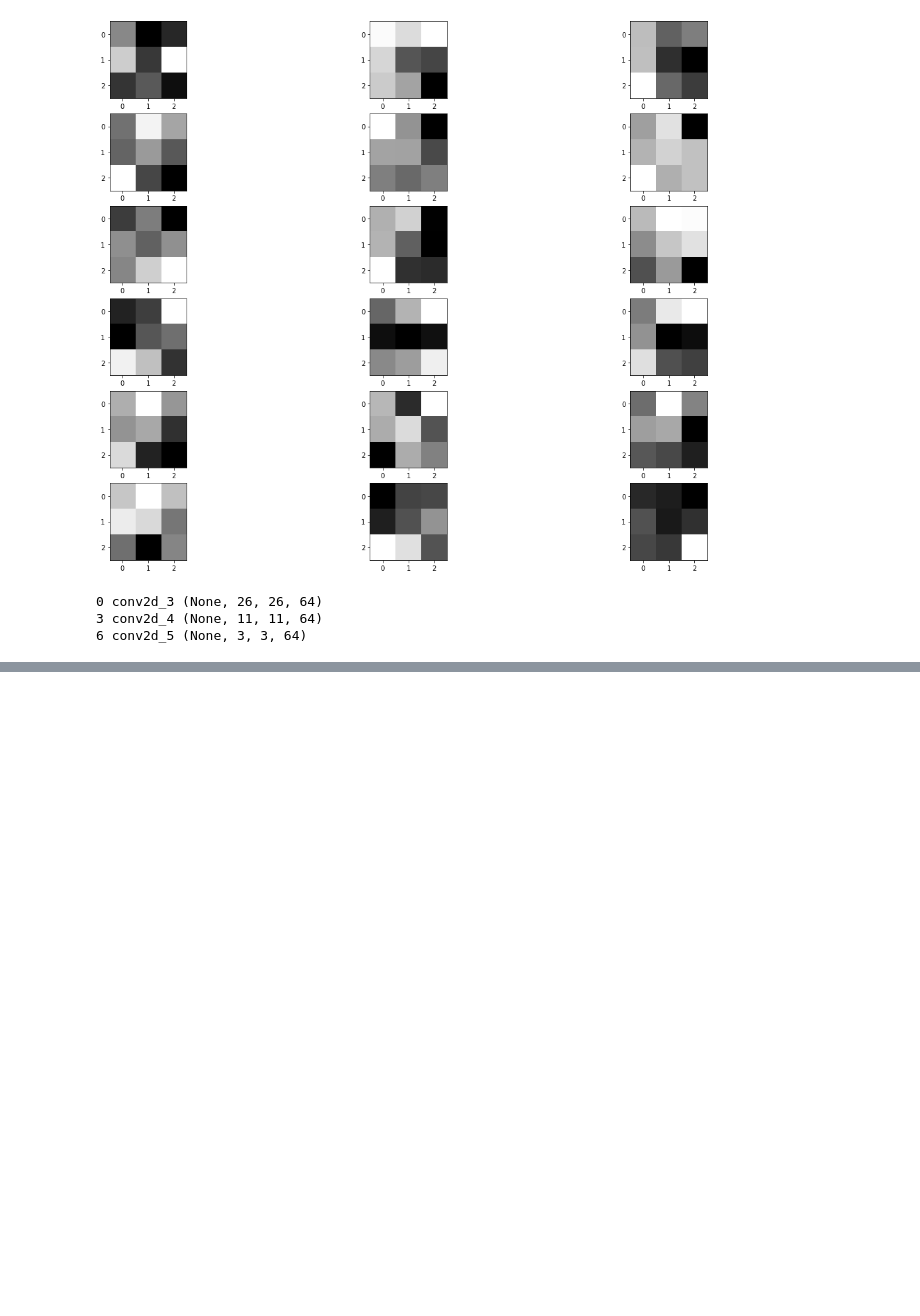
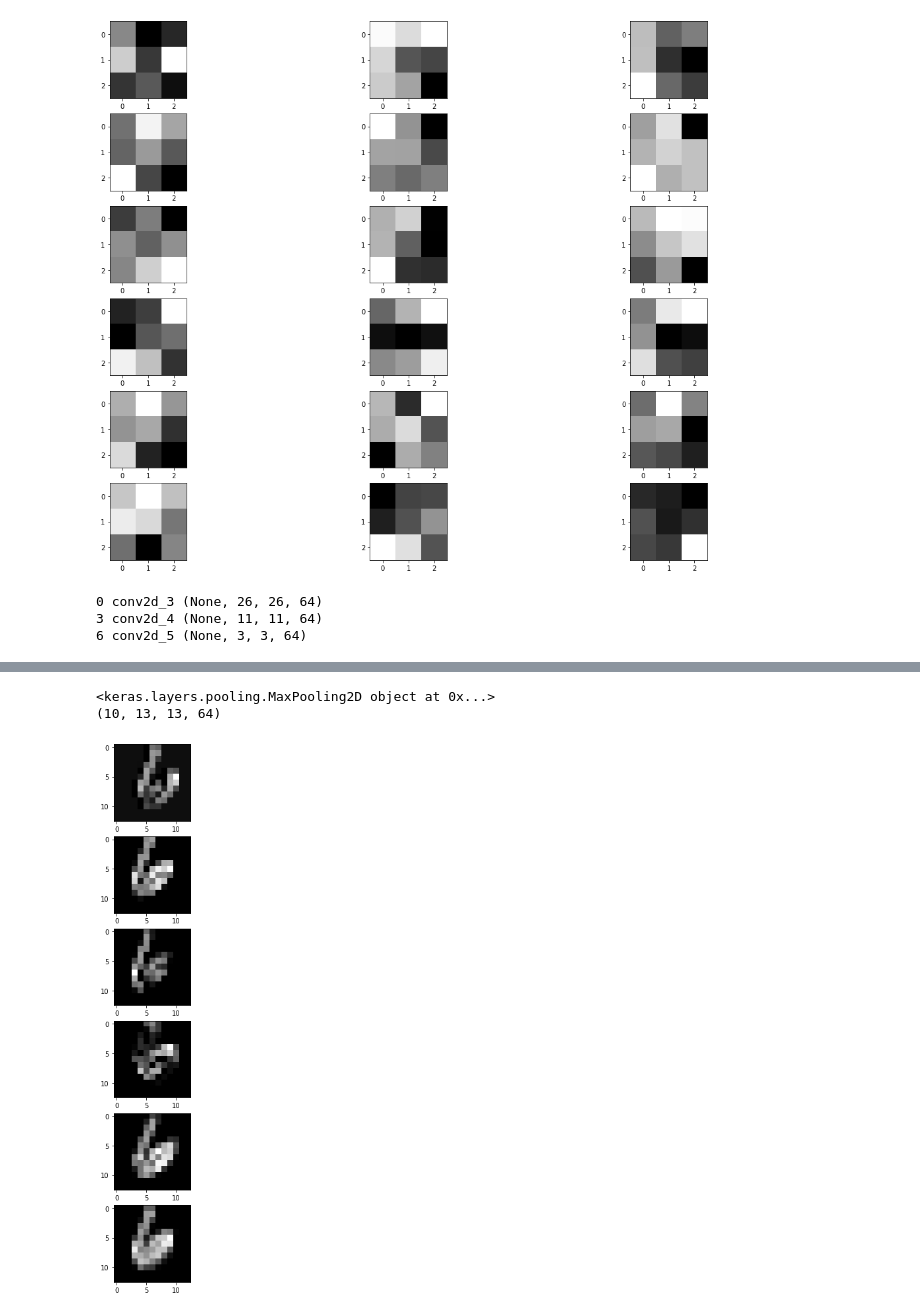
Before and after one commit to Panzerrrr/Handwritten_Digit_Recognition, a Jupyter notebook: preprocessing.ipynb, the cells around one changed output, grey strips where cells are left out. Saved outputs shown, nothing was run; the diff lists cells and outputs as text; code cells hidden in the pictures; blank space fills up the shorter version.

```diff
--- a/preprocessing.ipynb
+++ b/preprocessing.ipynb
@@ -574,0 +666,24 @@ for i in range(len(model.layers)):
+# %%
+conv2 = model.layers[2]
+activation2 = conv2(activation1)
+
+print(conv2)
+print(activation2.shape)
+
+n_filters3 =6
+ix=1
+fig = pyplot.figure(figsize=(20,15))
+for i in range(n_filters3):
+    # get the filters
+    f = activation2[:,:,:,i]
+    for j in range(1):
+        # subplot for 6 filters and 1 channels
+        pyplot.subplot(n_filters3,1,ix)
+        pyplot.imshow(f[j,:,:] ,cmap='gray')
+        ix+=1
+#plot the filters
+pyplot.show()
+# %% [output]
+<keras.layers.pooling.MaxPooling2D object at 0x...>
+(10, 13, 13, 64)
+[figure, added]
```
Also changed, not shown: parts of 16 cells of this notebook.
